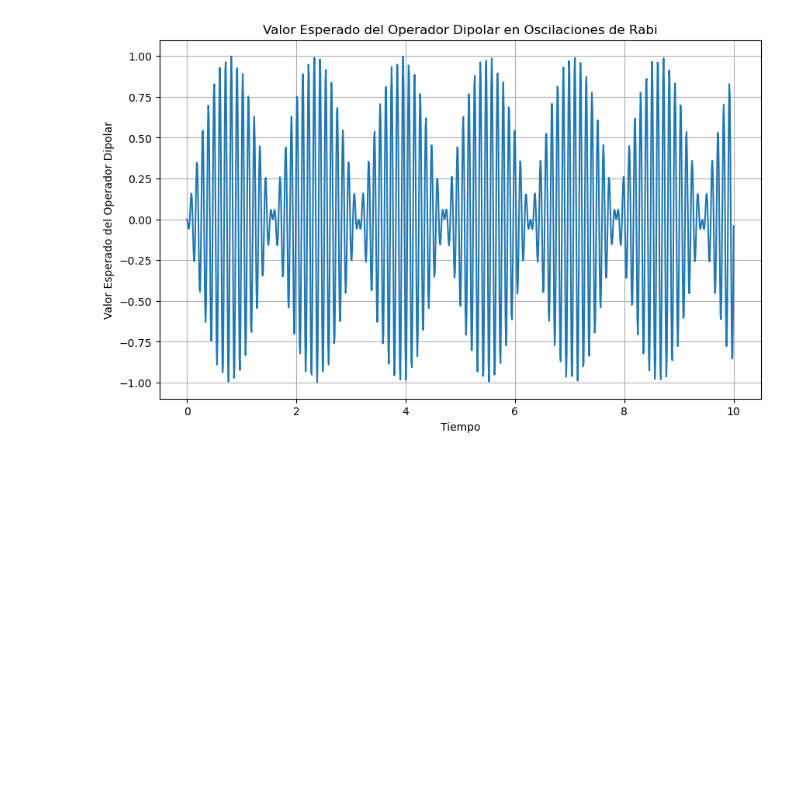
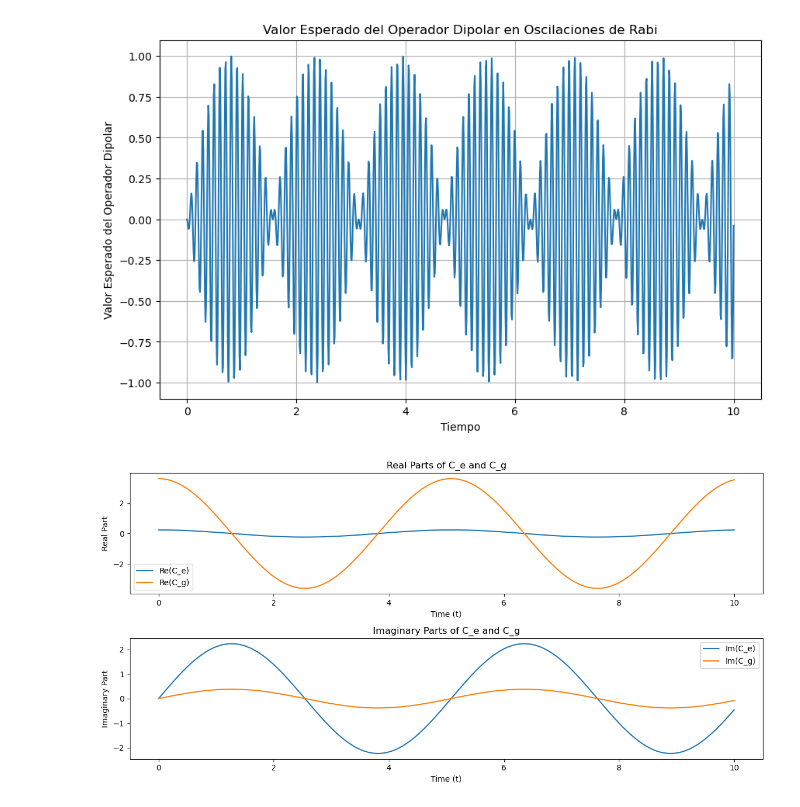
Before and after one commit to ComancheMario/Python-, a Jupyter notebook: Tesis/Sims.ipynb, the cells around one changed output. Cells and saved outputs as stored; diff of their text form; code cells hidden in the pictures; blank space fills up the shorter version.

```diff
--- a/Tesis/Sims.ipynb
+++ b/Tesis/Sims.ipynb
@@ -182,0 +179,46 @@ import matplotlib.pyplot as plt
+# %%
+import numpy as np
+import matplotlib.pyplot as plt
+
+# Definir parámetros
+Delta = 1.0  # Diferencia de frecuencia (puedes ajustar)
+Omega_r = 2.0  # Frecuencia de Rabi (puedes ajustar)
+A = 1.0  # Constante A (puedes ajustar)
+B = 0.5  # Constante B (puedes ajustar)
+
+# Definir la función de tiempo
+t = np.linspace(0, 10, 1000)
+
+# Calcular los componentes
+sqrt_term = np.sqrt(Delta**2 + Omega_r**2)
+exp_term1 = np.exp(1j * t * (-Delta + sqrt_term))
+exp_term2 = np.exp(1j * t * (Delta - sqrt_term))
+
+C_e = A * exp_term1 * (-Delta + sqrt_term) - B * exp_term2 * Omega_r
+C_g = A * exp_term1 * Omega_r + B * exp_term2 * (Delta + sqrt_term)
+
+# Graficar los resultados
+plt.figure(figsize=(12, 6))
+
+# Graficar las componentes reales de C_e y C_g
+plt.subplot(2, 1, 1)
+plt.plot(t, C_e.real, label='Re(C_e)')
+plt.plot(t, C_g.real, label='Re(C_g)')
+plt.xlabel('Time (t)')
+plt.ylabel('Real Part')
+plt.title('Real Parts of C_e and C_g')
+plt.legend()
+
+# Graficar las componentes imaginarias de C_e y C_g
+plt.subplot(2, 1, 2)
+plt.plot(t, C_e.imag, label='Im(C_e)')
+plt.plot(t, C_g.imag, label='Im(C_g)')
+plt.xlabel('Time (t)')
+plt.ylabel('Imaginary Part')
+plt.title('Imaginary Parts of C_e and C_g')
+plt.legend()
+
+plt.tight_layout()
+plt.show()
+# %% [output]
+[figure, added]
```
Also changed, not shown: parts of 1 cell of this notebook.
